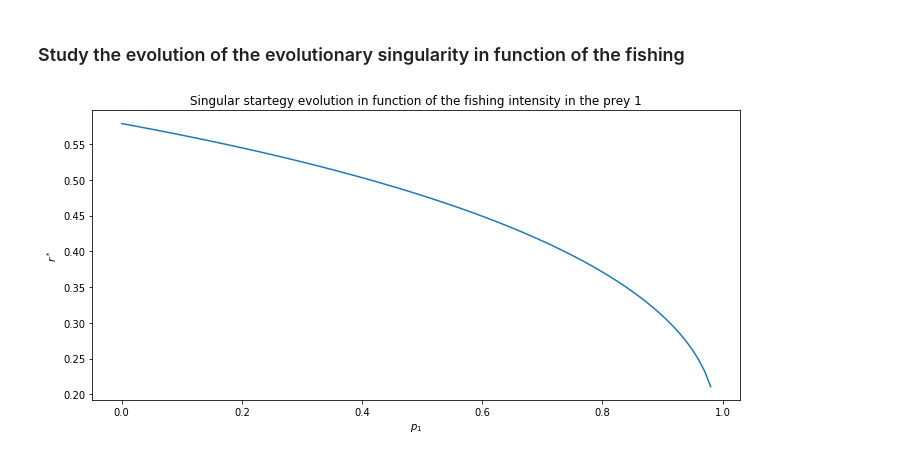
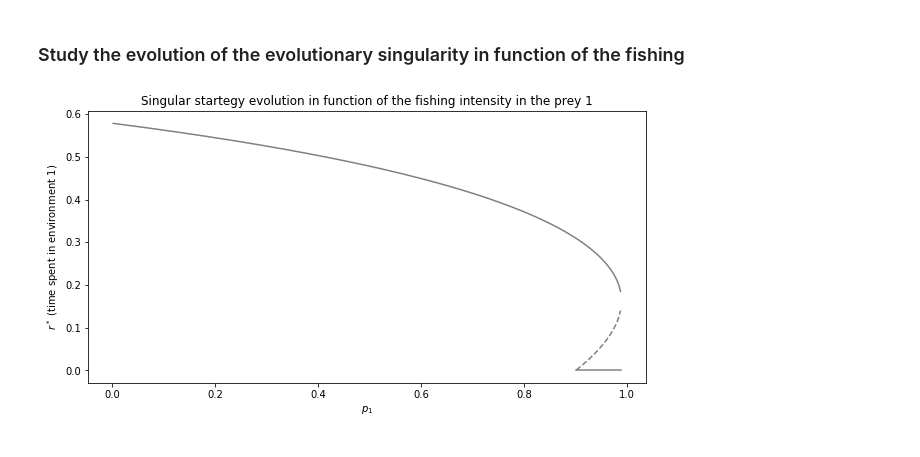
Before and after one commit to baptelie/DYAD_proj, a Jupyter notebook: project1.0.ipynb, the cells around one changed output. Drawn from its saved outputs; the diff is of its cells as text; code cells hidden in the pictures.

```diff
--- a/project1.0.ipynb
+++ b/project1.0.ipynb
@@ -200,13 +180,37 @@ def plot_local_landscape(ax,r):
+# %%
+def find_singular_trait_value(param, p1, p2=0, x0=0, x1=1):
+    """
+    Finds the evolutionary singularity
+    """
+    f = lambda m: invasion_fitness(m,m+1e-5, p1=p1, p2 = p2, **param)
+    try:
+        r = scipy.optimize.brentq(f,x0,x1)
+    except:
+        r = -1
+    return r
 # %%
 fig,ax = plt.subplots(1,1,figsize=(10,5))
-p1_values = np.linspace(0,0.98,99)
-sing_values = [find_singular_trait_value(p_strong, p1 = p) for p in p1_values]
-ax.plot(p1_values,sing_values, label='')
+p1_values = np.linspace(0,2,1000)
+
+sing_values1 = [find_singular_trait_value(p_strong, p1 = p, x1=0.17) for p in p1_values]
+keep = [i for i in range(1, len(sing_values1)) if sing_values1[i] >= 0]
+sing_values1 = [sing_values1[i] for i in keep]
+p1_values1 = [p1_values[i] for i in keep]
+
+sing_values2 = [find_singular_trait_value(p_strong, p1 = p, x0=0.17) for p in p1_values]
+keep = [i for i in range(1, len(sing_values2)) if sing_values2[i] >= 0]
+sing_values2 = [sing_values2[i] for i in keep]
+p1_values2 = [p1_values[i] for i in keep]
+
+ax.plot(p1_values1,sing_values1, '--', color='grey')
+ax.plot(p1_values2,sing_values2, color='grey')
+ax.plot(p1_values1, [0]*len(p1_values1), color='grey')
     #ax.plot(mlist,[0]*len(mlist), '--', color='k', alpha=.5)
-ax.set(xlabel=r'$p_1$', ylabel=r'$r^*$', title='Singular startegy evolution in function of the fishing intensity in the prey 1')
+ax.set(xlabel=r'$p_1$', ylabel=r'$r^*$ (time spent in environment 1)',
+       title='Singular startegy evolution in function of the fishing intensity in the prey 1')
     #ax.scatter(r,0,label='Resident trait',color='C3')
     #ax.legend()
-plt.tight_layout()
+#plt.tight_layout()
 plt.show()
 # %% [output]
-[figure, old version]
+[figure, new version]
```
Also changed, not shown: parts of 8 cells of this notebook.
